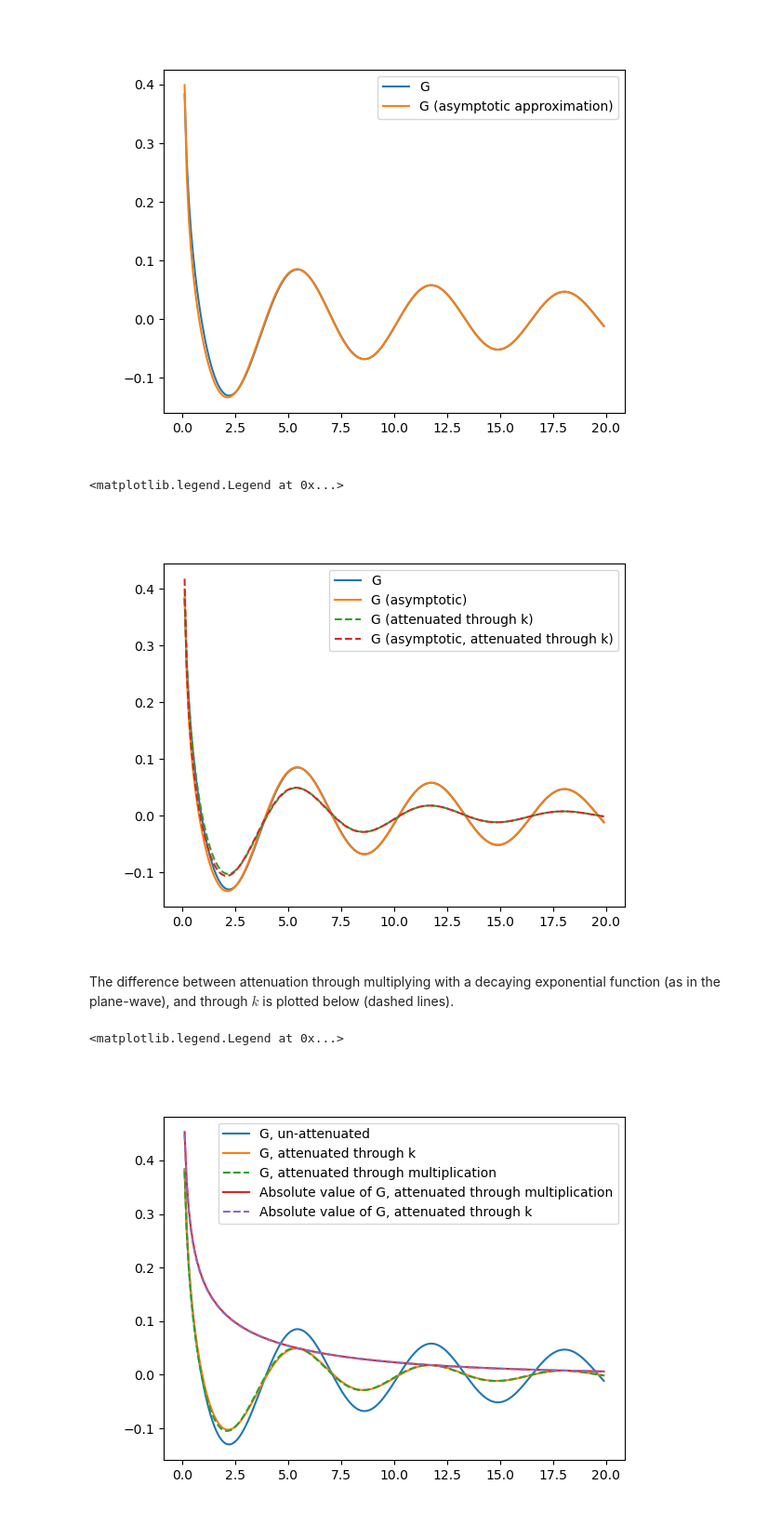
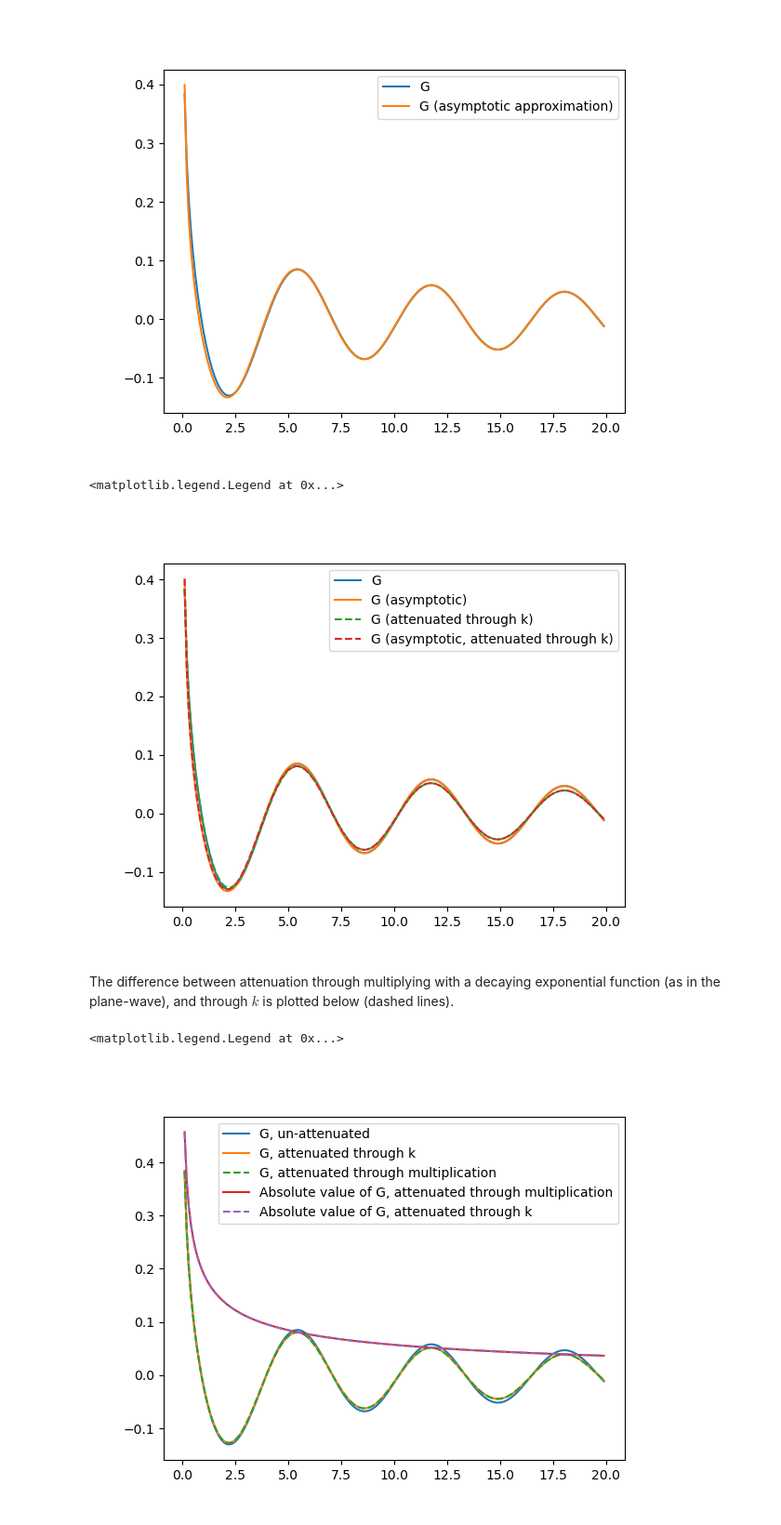
Before and after one commit to gauteh/concepts, a Jupyter notebook: Waves-Complex-wavenumber-attenuation.ipynb, the cells around one changed output. Shown: that part at 93% size. Drawn from its saved outputs; the diff is of its cells as text; code cells hidden in the pictures.

```diff
--- a/Waves-Complex-wavenumber-attenuation.ipynb
+++ b/Waves-Complex-wavenumber-attenuation.ipynb
@@ -43,7 +43,7 @@ $$e^{-k^{\prime \prime}x}$$
 
 in the unit _nepers per meter_.
 # %%
-kpp = .1
+kpp = .01
 a = np.exp(-kpp*x)
 
 plt.figure()
@@ -104,26 +104,24 @@ plt.plot(x, fha_a.real, '--', label='G (asymptotic, attenuated through k)')
 plt.legend()
 # %% [output]
 <matplotlib.legend.Legend at 0x...>
-[figure, old version]
+[figure, new version]
 # %% [markdown]
 The difference between attenuation through multiplying with a decaying exponential function (as in the plane-wave), and through $k$ is plotted below (dashed lines).
 # %%
-H = scipy.signal.hilbert(fh.real[1:]*a[1:])
-
 plt.figure()
 plt.plot(x, fh.real, label='G, un-attenuated')
 #plt.plot(x, fha.real)
 plt.plot(x, fh_a.real, label='G, attenuated through k')
 #plt.plot(x, fha_a.real, '--')
 
 plt.plot(x, fh.real*a, '--', label='G, attenuated through multiplication')
 
 plt.plot(x, np.abs(fh*a), label='Absolute value of G, attenuated through multiplication')
 plt.plot(x, np.abs(fh_a), '--', label='Absolute value of G, attenuated through k')
 plt.legend()
 # %% [output]
 <matplotlib.legend.Legend at 0x...>
-[figure, old version]
+[figure, new version]
 # %%
 e = np.abs(np.abs(fh_a)-np.abs(fh*a))
 print(np.nanmax(e))
```
Also changed, not shown: parts of 3 cells of this notebook.
